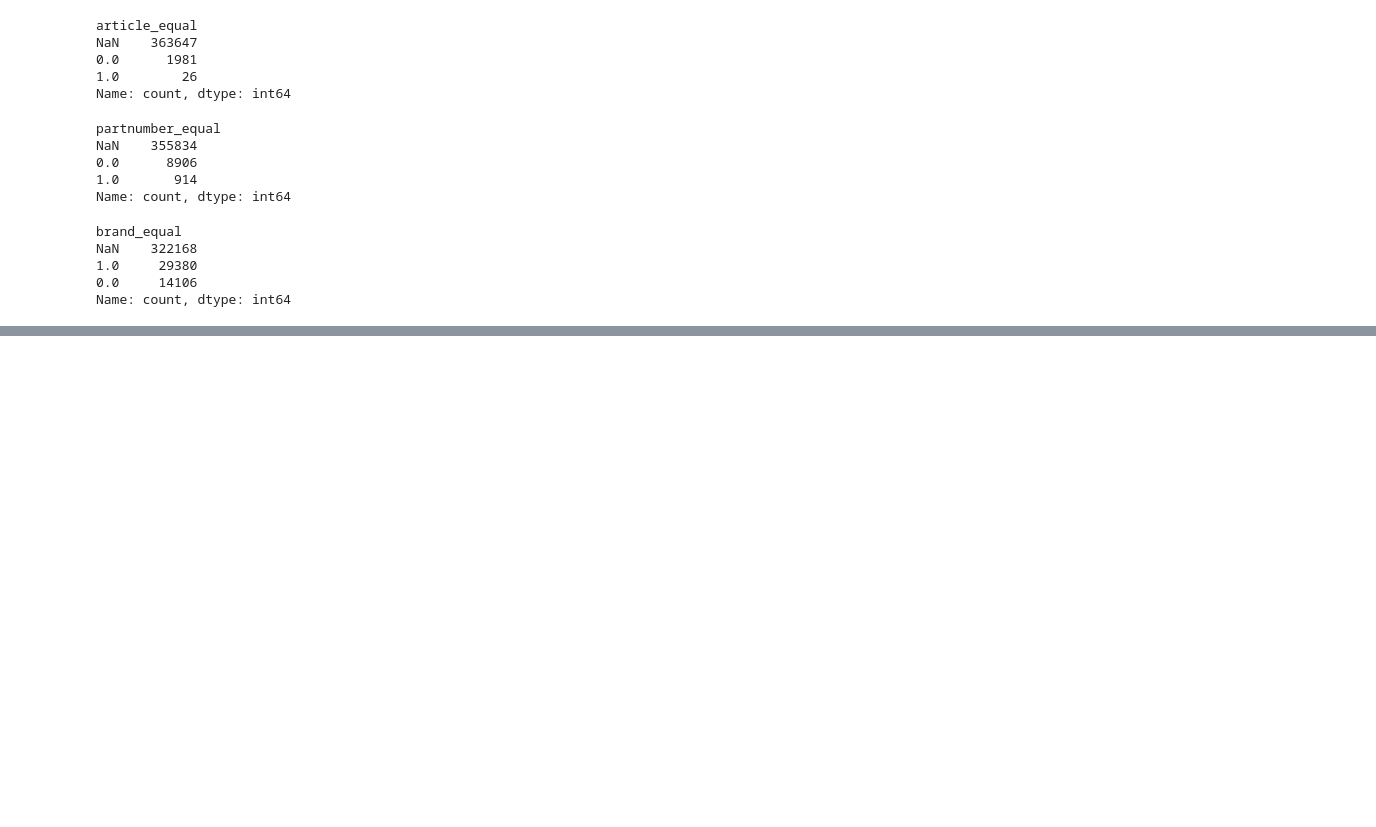
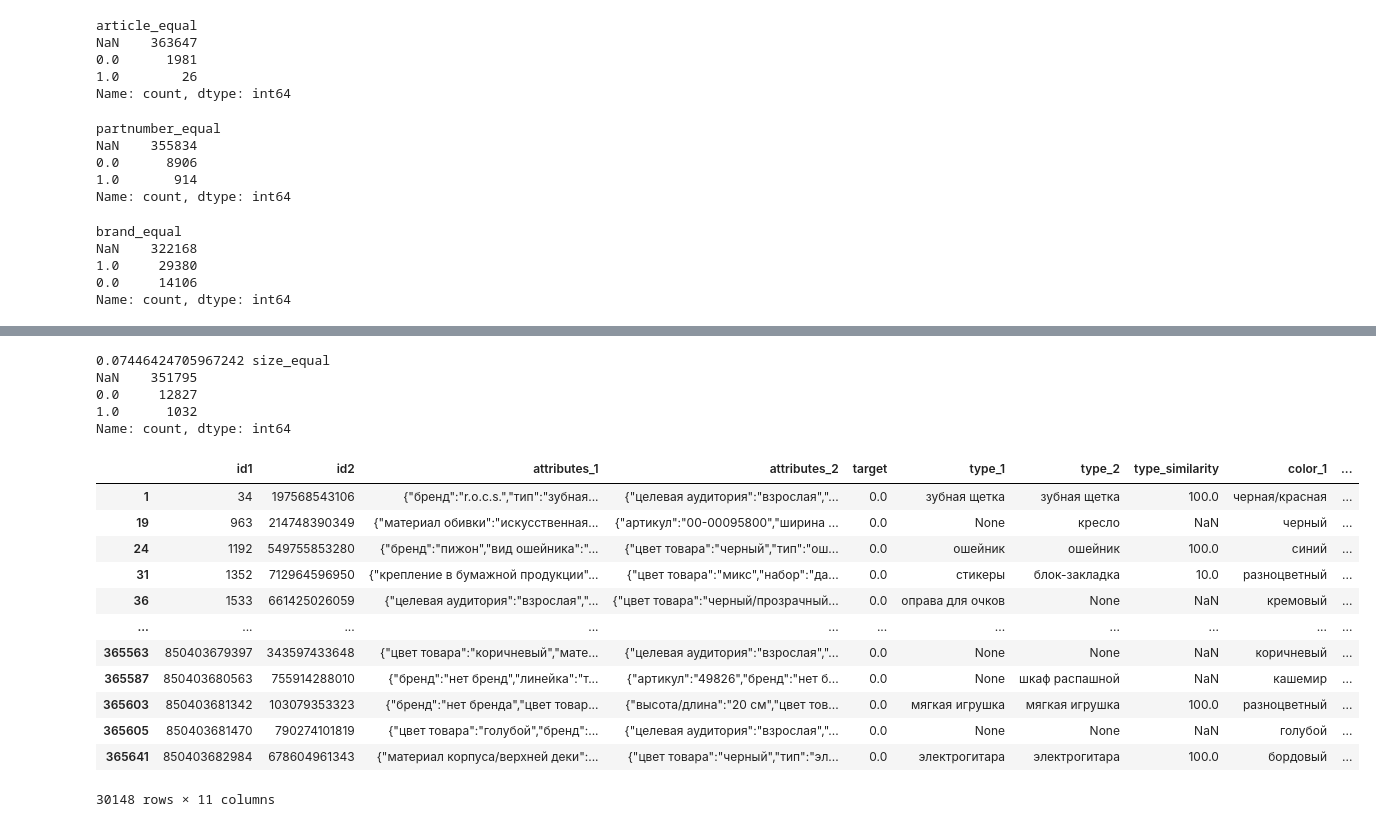
Before and after one commit to olesyaAbr5/product-matching, a Jupyter notebook: Attributes.ipynb, the cells around one changed output, grey strips where cells are left out. Cells and saved outputs as stored; diff of their text form; code cells hidden in the pictures; blank space fills up the shorter version.

Commit message:
Расширен набор признаков и обновлён бейслайн CatBoost

```diff
--- a/Attributes.ipynb
+++ b/Attributes.ipynb
@@ -337,3 +333,5 @@ NaN    322168
 Name: count, dtype: int64
 # %%
 pairs_attrs.to_parquet('data/pairs_attrs.parquet', index=False)
+# %%
+pairs_for_type = pd.read_parquet('data/pairs.parquet', columns=['id1', 'id2', 'attributes_1', 'attributes_2', 'target'])
@@ -339,0 +401,36 @@ pairs_attrs.to_parquet('data/pairs_attrs.parquet', index=False)
+# %%
+mean_type_similarity = pairs_for_type['type_similarity'].mean()
+type_similarity_counts = pairs_for_type['type_similarity'].value_counts(dropna=False)
+
+color_match_rate = pairs_for_type['color_equal'].mean()
+color_equal_counts = pairs_for_type['color_equal'].value_counts(dropna=False)
+
+material_match_rate = pairs_for_type['material_equal'].mean()
+material_equal_counts = pairs_for_type['material_equal'].value_counts(dropna=False)
+
+size_match_rate = pairs_for_type['size_equal'].mean()
+size_equal_counts = pairs_for_type['size_equal'].value_counts(dropna=False)
+
+print(size_match_rate, size_equal_counts)
+# %% [output]
+0.07446424705967242 size_equal
+NaN    351795
+0.0     12827
+1.0      1032
+Name: count, dtype: int64
+# %%
+pairs_for_type[pairs_for_type['color_equal'] == 0]
+# %% [output]
+|  | id1 | id2 | attributes_1 | attributes_2 | target | type_1 | type_2 | type_similarity | color_1 | ... |
+| 1 | 34 | 197568543106 | {"бренд":"r.o.c.s.","тип":"зубная... | {"целевая аудитория":"взрослая","... | 0.0 | зубная щетка | зубная щетка | 100.0 | черная/красная | ... |
+| 19 | 963 | 214748390349 | {"материал обивки":"искусственная... | {"артикул":"00-00095800","ширина ... | 0.0 | None | кресло | NaN | черный | ... |
+| 24 | 1192 | 549755853280 | {"бренд":"пижон","вид ошейника":"... | {"цвет товара":"черный","тип":"ош... | 0.0 | ошейник | ошейник | 100.0 | синий | ... |
+| 31 | 1352 | 712964596950 | {"крепление в бумажной продукции"... | {"цвет товара":"микс","набор":"да... | 0.0 | стикеры | блок-закладка | 10.0 | разноцветный | ... |
+| 36 | 1533 | 661425026059 | {"целевая аудитория":"взрослая","... | {"цвет товара":"черный/прозрачный... | 0.0 | оправа для очков | None | NaN | кремовый | ... |
+| ... | ... | ... | ... | ... | ... | ... | ... | ... | ... | ... |
+| 365563 | 850403679397 | 343597433648 | {"цвет товара":"коричневый","мате... | {"целевая аудитория":"взрослая","... | 0.0 | None | None | NaN | коричневый | ... |
+| 365587 | 850403680563 | 755914288010 | {"бренд":"нет бренд","линейка":"т... | {"артикул":"49826","бренд":"нет б... | 0.0 | None | шкаф распашной | NaN | кашемир | ... |
+| 365603 | 850403681342 | 103079353323 | {"бренд":"нет бренда","цвет товар... | {"высота/длина":"20 см","цвет тов... | 0.0 | мягкая игрушка | мягкая игрушка | 100.0 | разноцветный | ... |
+| 365605 | 850403681470 | 790274101819 | {"цвет товара":"голубой","бренд":... | {"целевая аудитория":"взрослая","... | 0.0 | None | None | NaN | голубой | ... |
+| 365641 | 850403682984 | 678604961343 | {"материал корпуса/верхней деки":... | {"цвет товара":"черный","тип":"эл... | 0.0 | электрогитара | электрогитара | 100.0 | бордовый | ... |
+30148 rows × 11 columns
```
Also changed, not shown: parts of 11 cells of this notebook, 5 other files.
